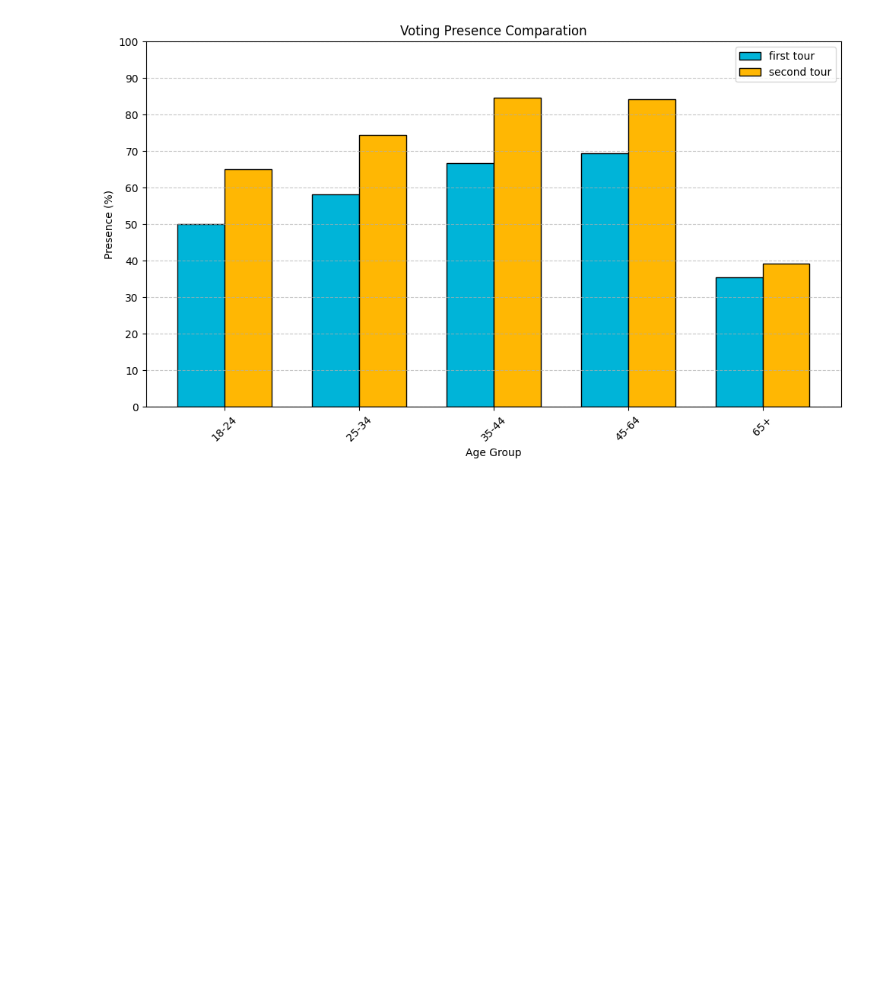
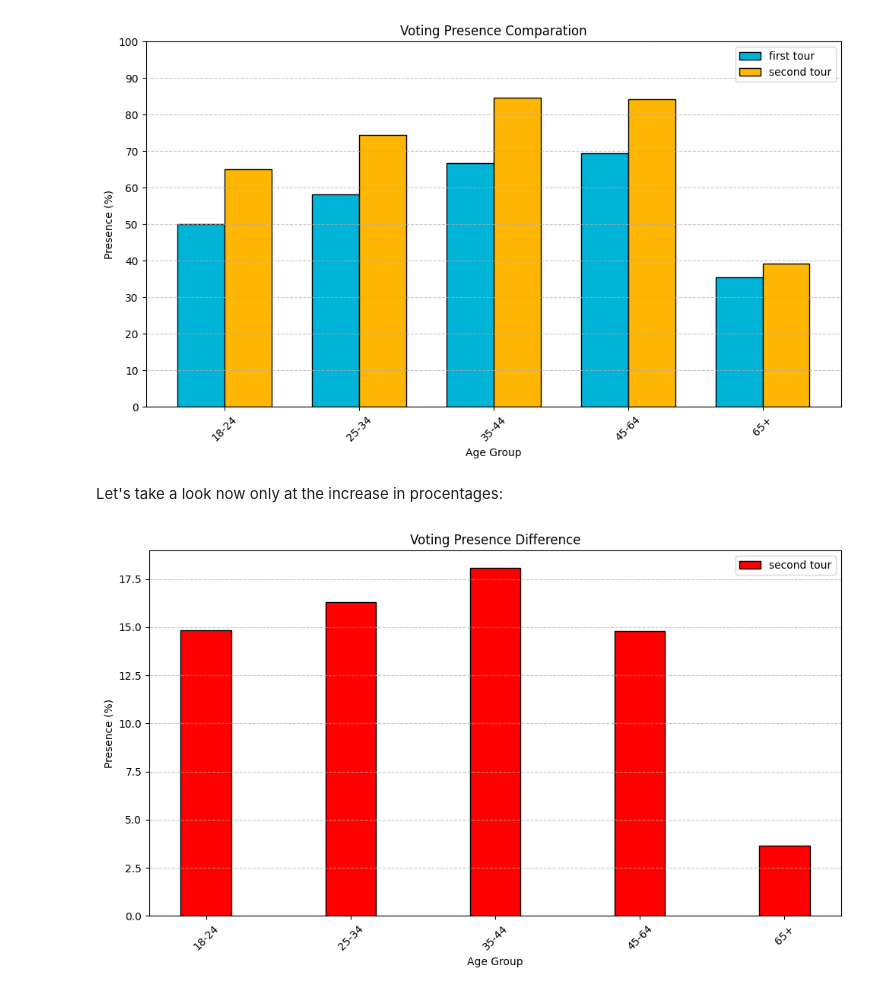
Before and after one commit to TudorMurariu/RO_election_stats, a Jupyter notebook: electionT2.ipynb, the cells around one changed output. Cells and saved outputs as stored; diff of their text form; code cells hidden in the pictures; blank space fills up the shorter version.

Commit message:
Took a look over the voting difference

```diff
--- a/electionT2.ipynb
+++ b/electionT2.ipynb
@@ -316,3 +316,23 @@ plt.tight_layout()
 plt.show()
 # %% [output]
 [figure]
+# %% [markdown]
+Let's take a look now only at the increase in procentages:
+# %%
+x = np.arange(len(percentage_df))
+
+fig, ax = plt.subplots(figsize=(10, 6))
+ax.bar(x, percentage_df['Total'] - percentage_1_df['Total'], width, label='second tour', color='red', edgecolor='black')
+
+ax.set_title('Voting Presence Difference')
+ax.set_xlabel('Age Group')
+ax.set_ylabel('Presence (%)')
+ax.set_xticks(x)
+ax.set_xticklabels(age_groups, rotation=45)
+ax.legend()
+# ax.set_yticks(np.arange(0, 101, 10))
+ax.grid(True, axis='y', linestyle='--', alpha=0.7)
+plt.tight_layout()
+plt.show()
+# %% [output]
+[figure, added]
```
Also changed, not shown: 1 other file.
